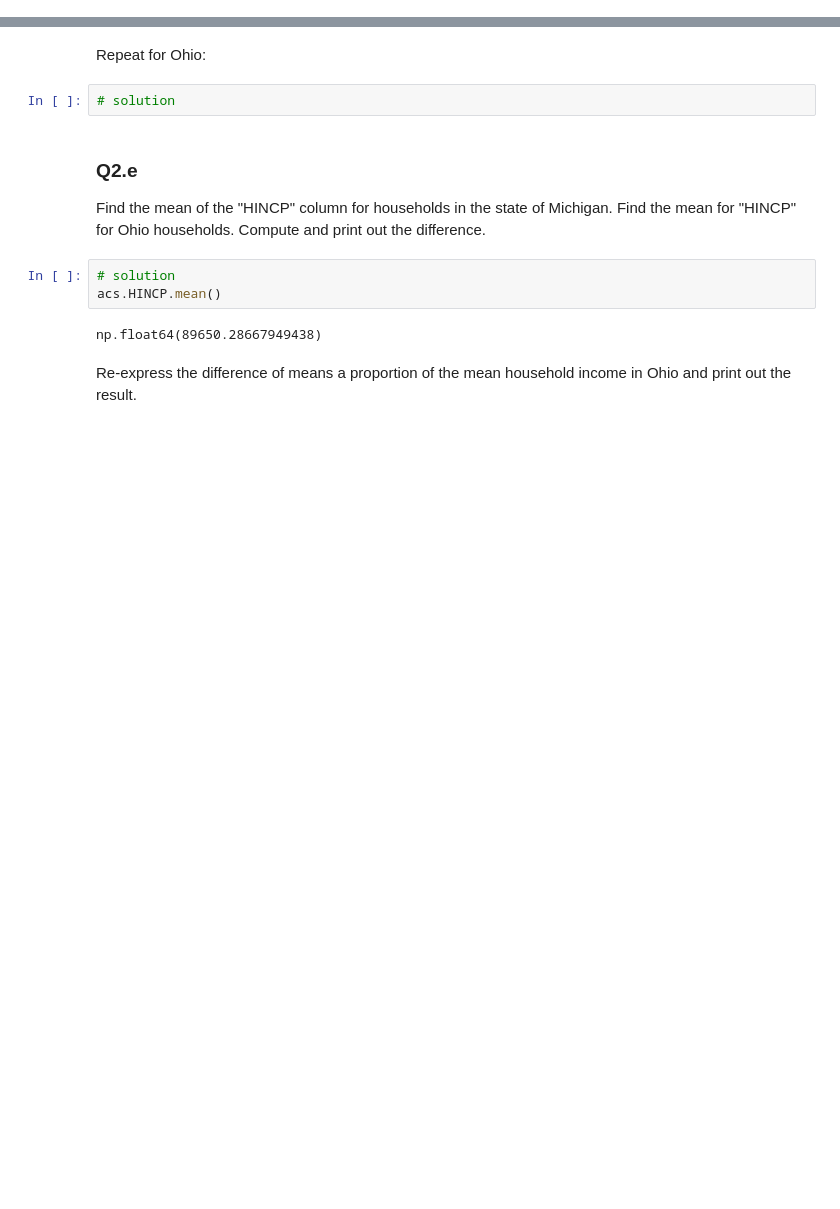
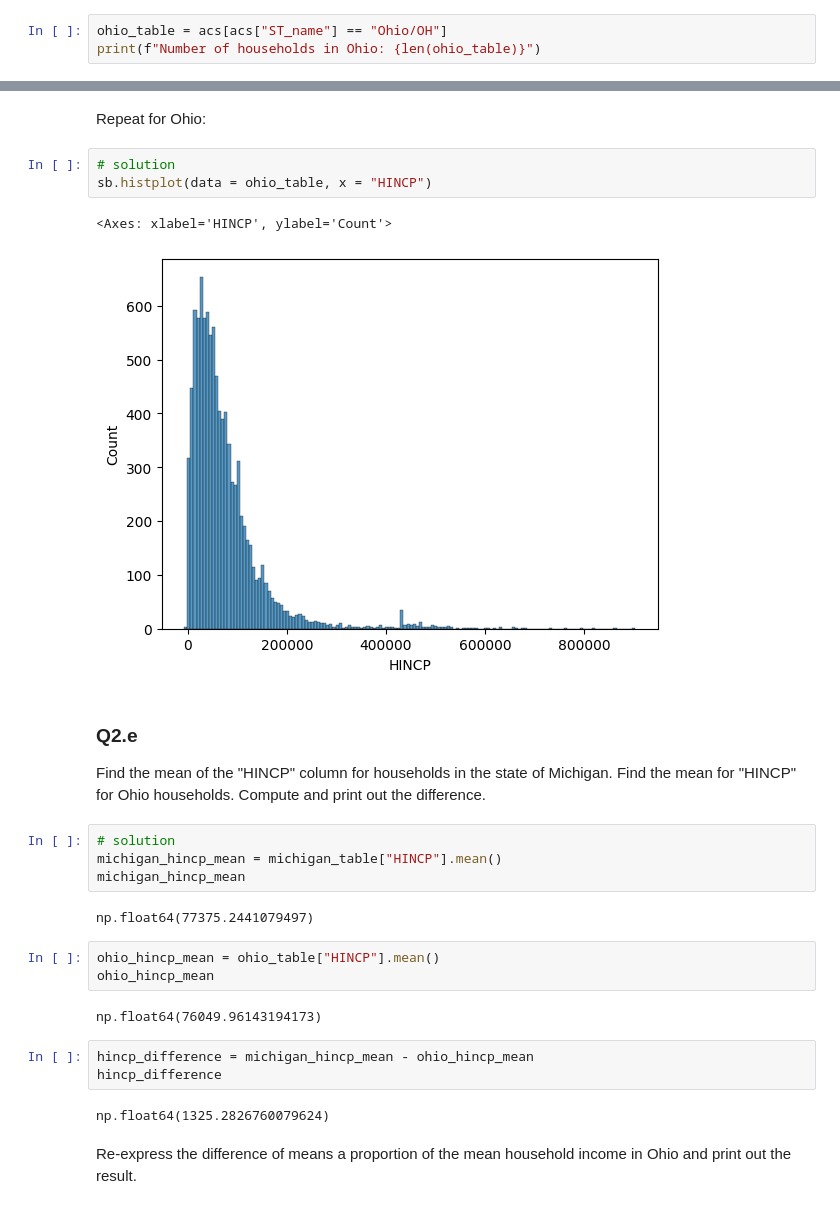
Before and after one commit to UsmanCh1226/DS101_P2, a Jupyter notebook: Copy_of_project2_(UC_2_7_26).ipynb, the cells around one changed output, grey strips where cells are left out. Saved outputs shown, nothing was run; the diff lists cells and outputs as text; blank space fills up the shorter version.

```diff
--- a/Copy_of_project2_(UC_2_7_26).ipynb
+++ b/Copy_of_project2_(UC_2_7_26).ipynb
@@ -268,0 +269,3 @@ Number of households in Michigan: 0
+# %%
+ohio_table = acs[acs["ST_name"] == "Ohio/OH"]
+print(f"Number of households in Ohio: {len(ohio_table)}")
@@ -281,16 +286,31 @@ sb.histplot(data = acs["HINCP"])
 # %% [markdown]
 Repeat for Ohio:
-# %%
-# solution
+# %%
+# solution
+sb.histplot(data = ohio_table, x = "HINCP")
+# %% [output]
+<Axes: xlabel='HINCP', ylabel='Count'>
+[figure, added]
 # %% [markdown]
 ### Q2.e
 
 Find the mean of the "HINCP" column for households in the state of Michigan. Find the mean for "HINCP" for Ohio households. Compute and print out the difference.
 # %%
 # solution
-acs.HINCP.mean()
+michigan_hincp_mean = michigan_table["HINCP"].mean()
+michigan_hincp_mean
 # %% [output]
-np.float64(89650.28667949438)
+np.float64(77375.2441079497)
+# %%
+ohio_hincp_mean = ohio_table["HINCP"].mean()
+ohio_hincp_mean
+# %% [output]
+np.float64(76049.96143194173)
+# %%
+hincp_difference = michigan_hincp_mean - ohio_hincp_mean
+hincp_difference
+# %% [output]
+np.float64(1325.2826760079624)
 # %% [markdown]
 Re-express the difference of means a proportion of the mean household income in Ohio and print out the result.
 # %%
```
Also changed, not shown: parts of 9 cells of this notebook.
